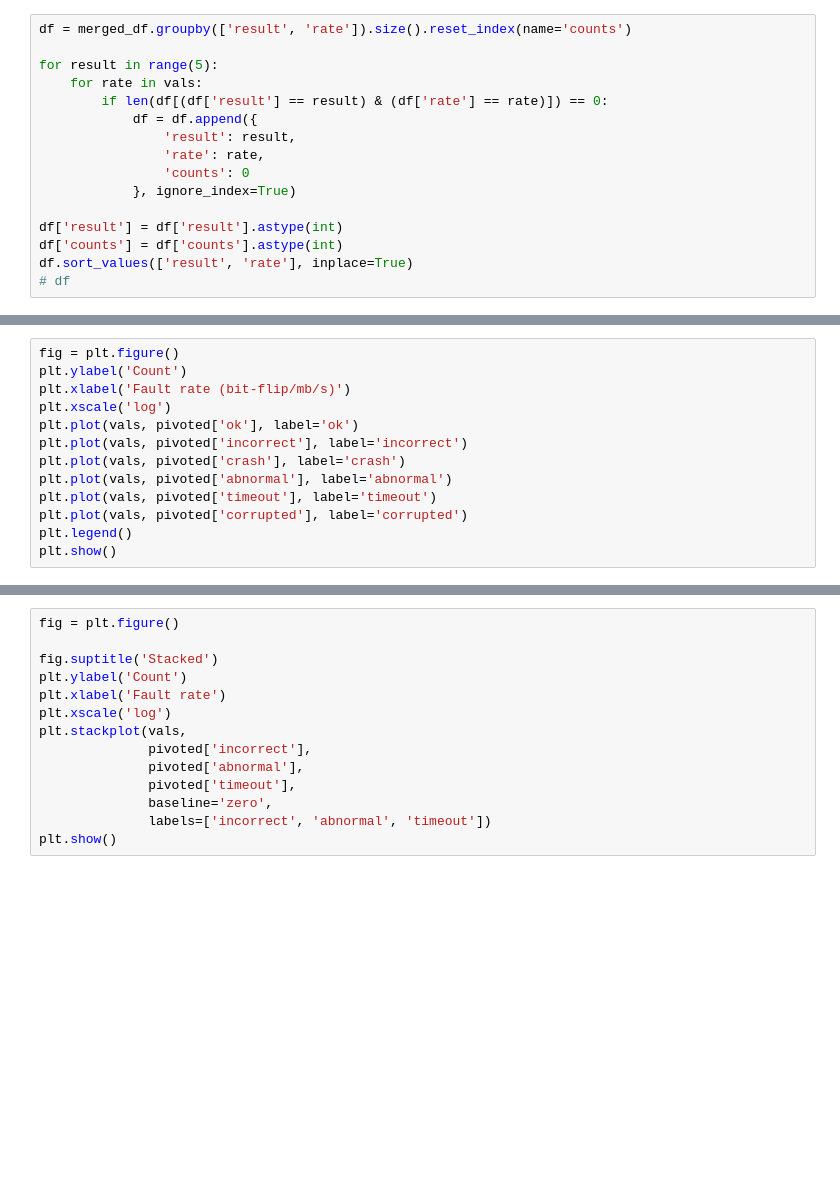
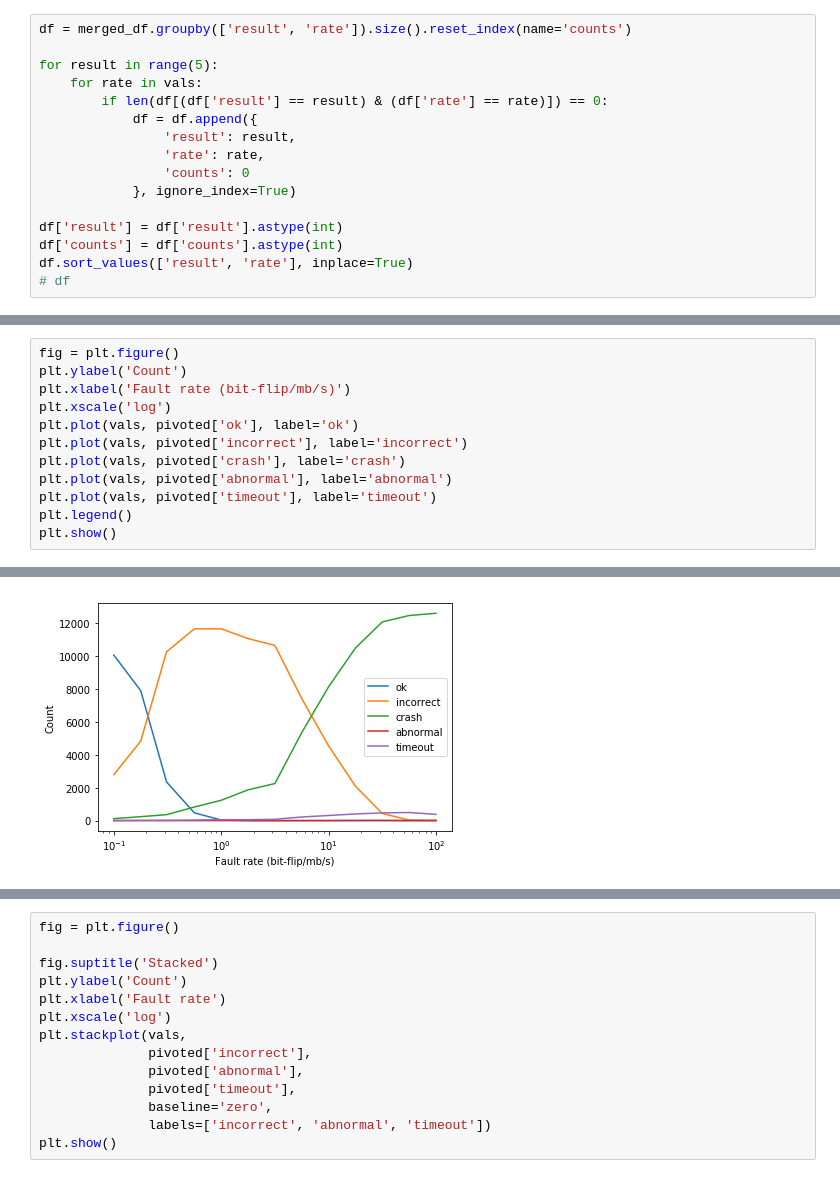
Before and after one commit to Longi94/chaos_jupyter, a Jupyter notebook: sqlite_tpchu_flip_x_plots.ipynb, the cells around one changed output, grey strips where cells are left out. Drawn from its saved outputs; the diff is of its cells as text; blank space fills up the shorter version.

```diff
--- a/sqlite_tpchu_flip_x_plots.ipynb
+++ b/sqlite_tpchu_flip_x_plots.ipynb
@@ -114,7 +95,6 @@ plt.plot(vals, pivoted['incorrect'], label='incorrect')
 plt.plot(vals, pivoted['crash'], label='crash')
 plt.plot(vals, pivoted['abnormal'], label='abnormal')
 plt.plot(vals, pivoted['timeout'], label='timeout')
-plt.plot(vals, pivoted['corrupted'], label='corrupted')
 plt.legend()
 plt.show()
 # %% [output]
@@ -122,0 +101 @@ plt.show()
+[figure, added]
```
Also changed, not shown: parts of 10 cells of this notebook, 12 other files.
